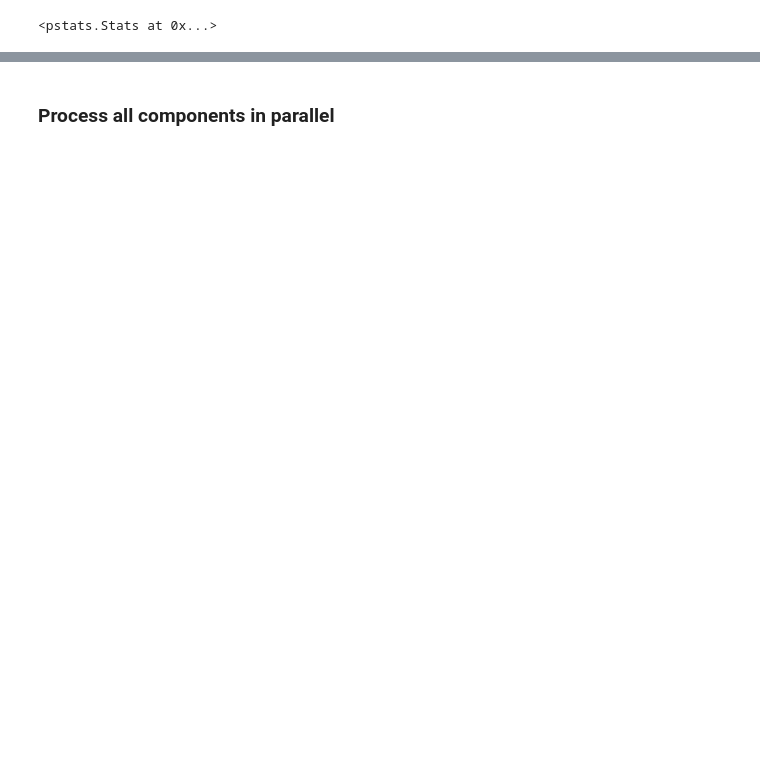
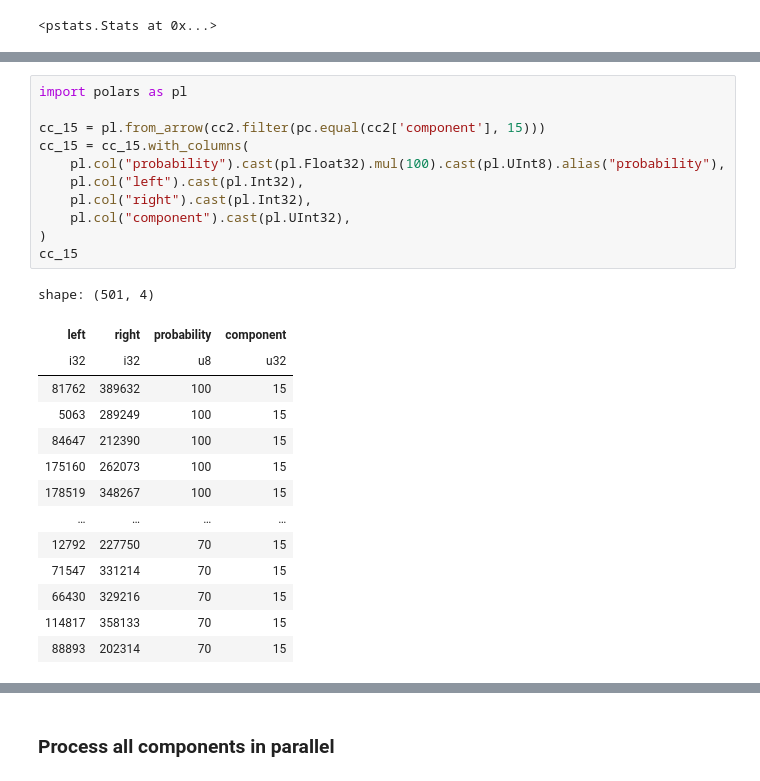
Before and after one commit to will-langdale/matchbox, a Jupyter notebook: notebooks/hierarchical.ipynb, the cells around one changed output, grey strips where cells are left out. Cells and saved outputs as stored; diff of their text form; blank space fills up the shorter version.

Commit message:
Working polars component to hierarchy

```diff
--- a/notebooks/hierarchical.ipynb
+++ b/notebooks/hierarchical.ipynb
@@ -813,0 +1404,26 @@ ps.print_stats(20)  # Show top 20 lines
+# %%
+import polars as pl
+
+cc_15 = pl.from_arrow(cc2.filter(pc.equal(cc2['component'], 15)))
+cc_15 = cc_15.with_columns(
+    pl.col("probability").cast(pl.Float32).mul(100).cast(pl.UInt8).alias("probability"),
+    pl.col("left").cast(pl.Int32),
+    pl.col("right").cast(pl.Int32),
+    pl.col("component").cast(pl.UInt32),
+)
+cc_15
+# %% [output]
+shape: (501, 4)
+| left | right | probability | component |
+| i32 | i32 | u8 | u32 |
+| 81762 | 389632 | 100 | 15 |
+| 5063 | 289249 | 100 | 15 |
+| 84647 | 212390 | 100 | 15 |
+| 175160 | 262073 | 100 | 15 |
+| 178519 | 348267 | 100 | 15 |
+| … | … | … | … |
+| 12792 | 227750 | 70 | 15 |
+| 71547 | 331214 | 70 | 15 |
+| 66430 | 329216 | 70 | 15 |
+| 114817 | 358133 | 70 | 15 |
+| 88893 | 202314 | 70 | 15 |
```
Also changed, not shown: parts of 20 cells of this notebook, 2 other files.
